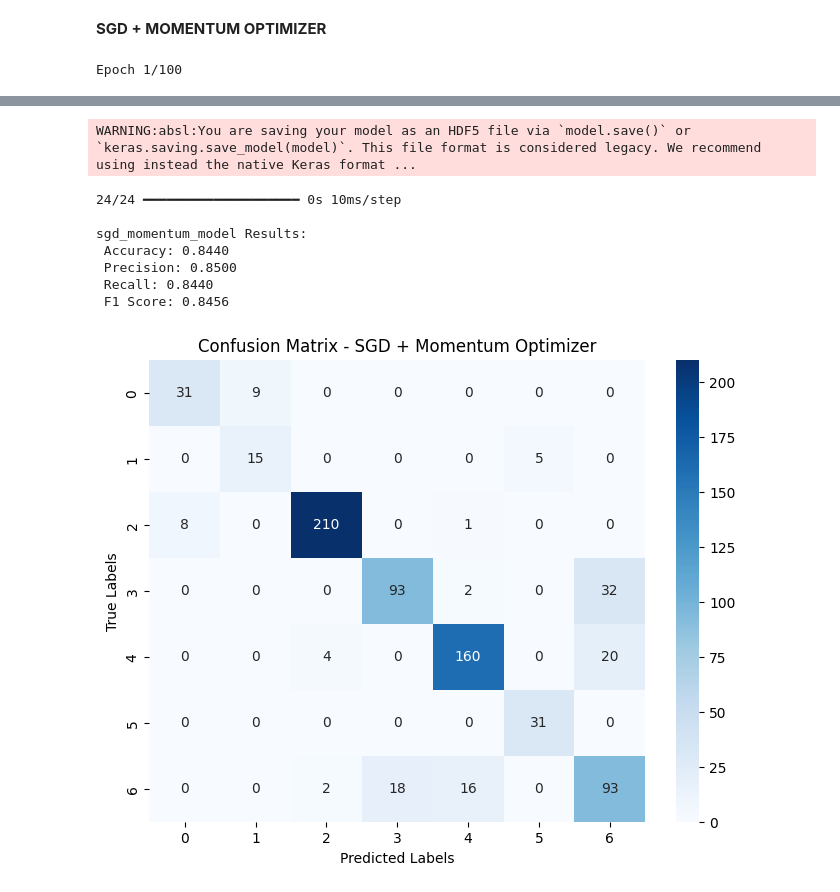
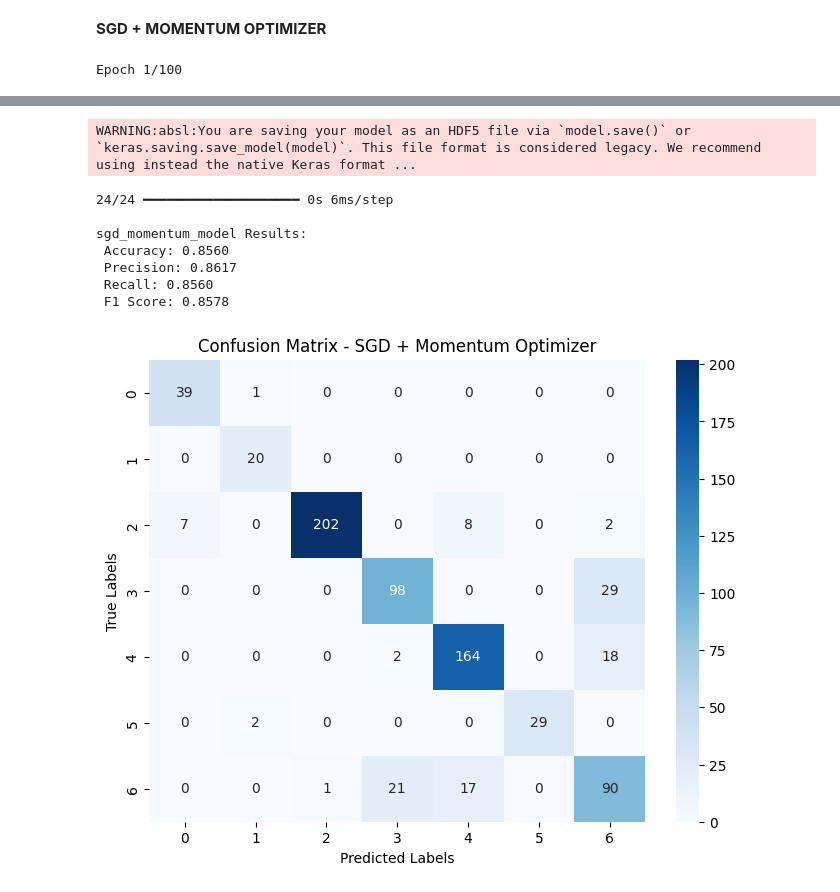
Before and after one commit to g-tumwesigye/FitPredictor_Model, a Jupyter notebook: FitPredictor_Model.ipynb, the cells around one changed output, grey strips where cells are left out. Saved outputs shown, nothing was run; the diff lists cells and outputs as text; code cells hidden in the pictures.

Commit message:
FitPredictor_Model

```diff
--- a/FitPredictor_Model.ipynb
+++ b/FitPredictor_Model.ipynb
@@ -136,10 +136,18 @@ y_train_resampled = tf.keras.utils.to_categorical(y_train_resampled)
 # %% [markdown]
 **FUNCTION FOR MODEL TRAINING, SAVING, PREDICTING & COMPUTING THE EVALUATION METRICS**
 # %%
-def train_save_evaluate(model, model_name, X_train, y_train, X_val, y_val, X_test, y_test, save_dir="/content/saved_models"):
+def train_save_evaluate(model, model_name, X_train, y_train, X_val, y_val, X_test, y_test, save_dir="/content/saved_models", callbacks=None):
     os.makedirs(save_dir, exist_ok=True)
 
-    history = model.fit(X_train, y_train, epochs=100, batch_size=32, validation_data=(X_val, y_val), verbose=1)
+    # Passing the callbacks parameter
+    history = model.fit(
+        X_train, y_train,
+        epochs=100,
+        batch_size=32,
+        validation_data=(X_val, y_val),
+        callbacks=callbacks,
+        verbose=1
+    )
 
     model.save(os.path.join(save_dir, f"{model_name}.h5"))
 
@@ -466,9 +482,13 @@ rmsprop_model Results:
 # %% [markdown]
 **SGD + MOMENTUM OPTIMIZER**
 # %%
+# Define EarlyStopping callback with a patience value of 20 epochs
+early_stop_sgd = EarlyStopping(monitor='val_loss', patience=20, restore_best_weights=True)
+
 # Defining the Neural Network Model with SGD + Momentum Optimizer
 sgd_model = Sequential([
-    Dense(256, activation='relu', input_shape=(X_train.shape[1],), kernel_regularizer=tf.keras.regularizers.l2(0.001)),
+    Dense(256, activation='relu', input_shape=(X_train.shape[1],),
+          kernel_regularizer=tf.keras.regularizers.l2(0.001)),
     BatchNormalization(),
     Dropout(0.4),
     Dense(128, activation='relu', kernel_regularizer=tf.keras.regularizers.l2(0.001)),
@@ -481,17 +501,23 @@ sgd_model = Sequential([
 ])
 
 # Compiling the Model
-sgd_model.compile(optimizer=SGD(learning_rate=0.0005, momentum=0.9), loss='categorical_crossentropy', metrics=['accuracy'])
+sgd_model.compile(optimizer=SGD(learning_rate=0.0005, momentum=0.9),
+                  loss='categorical_crossentropy',
+                  metrics=['accuracy'])
 
-# Training, Saving & evaluating the model
+# Training, Saving & Evaluating the model with EarlyStopping (patience = 20)
 history_sgd, y_pred_probs, y_pred_classes, y_true = train_save_evaluate(
-    sgd_model, "sgd_momentum_model", X_train_resampled, y_train_resampled, X_val, y_val, X_test, y_test
+    sgd_model, "sgd_momentum_model",
+    X_train_resampled, y_train_resampled,
+    X_val, y_val, X_test, y_test,
+    callbacks=[early_stop_sgd]
 )
 
 # Confusion Matrix
 plt.figure(figsize=(8, 6))
 cm = confusion_matrix(y_true, y_pred_classes)
-sns.heatmap(cm, annot=True, fmt='d', cmap='Blues', xticklabels=np.unique(y_true), yticklabels=np.unique(y_true))
+sns.heatmap(cm, annot=True, fmt='d', cmap='Blues',
+            xticklabels=np.unique(y_true), yticklabels=np.unique(y_true))
 plt.xlabel("Predicted Labels")
 plt.ylabel("True Labels")
 plt.title("Confusion Matrix - SGD + Momentum Optimizer")
@@ -518,9 +544,9 @@ Epoch 100/100
 WARNING:absl:You are saving your model as an HDF5 file via `model.save()` or `keras.saving.save_model(model)`. This file format is considered legacy. We recommend using instead the native Keras format ...
-24/24 ━━━━━━━━━━━━━━━━━━━━ 0s 10ms/step
+24/24 ━━━━━━━━━━━━━━━━━━━━ 0s 6ms/step
 
 sgd_momentum_model Results:
- Accuracy: 0.8440
- Precision: 0.8500
- Recall: 0.8440
- F1 Score: 0.8456
+ Accuracy: 0.8560
+ Precision: 0.8617
+ Recall: 0.8560
+ F1 Score: 0.8578
-[figure, old version]
+[figure, new version]
```
Also changed, not shown: parts of 5 cells of this notebook.
